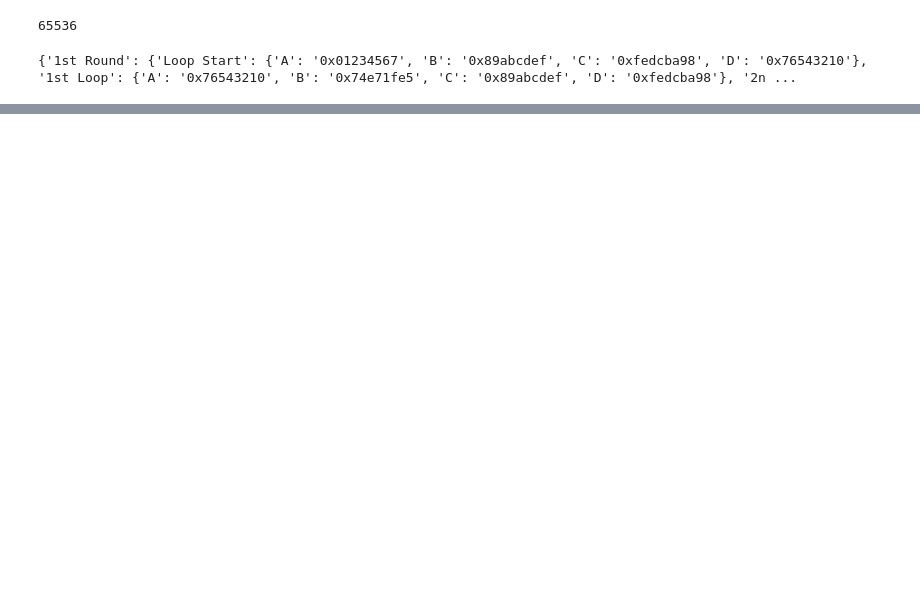
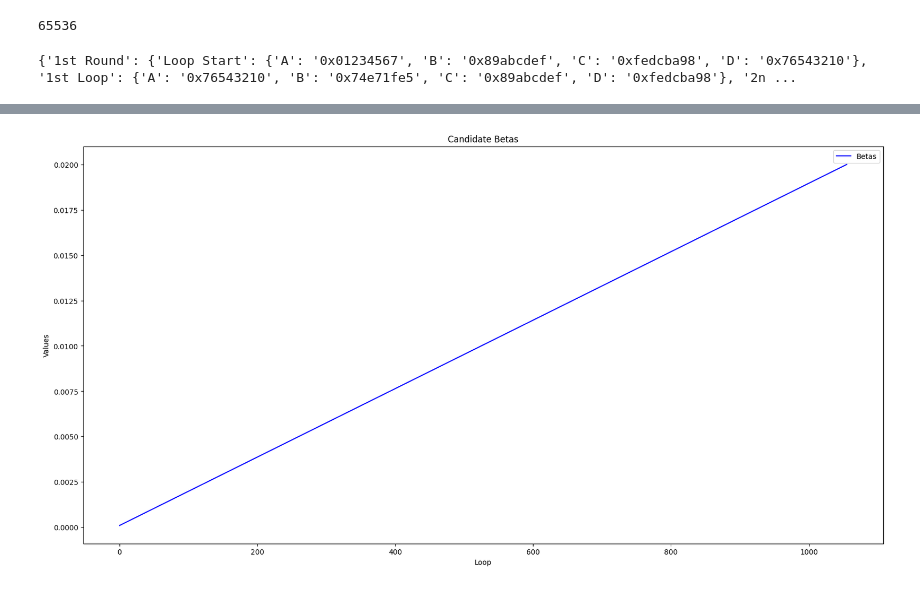
Before and after one commit to alphaka27/Diffusion_HASH_inverse, a Jupyter notebook: playground/test.ipynb, the cells around one changed output, grey strips where cells are left out. Saved outputs shown, nothing was run; the diff lists cells and outputs as text; code cells hidden in the pictures; blank space fills up the shorter version.

```diff
--- a/playground/test.ipynb
+++ b/playground/test.ipynb
@@ -206,0 +219,16 @@ plt.show()
+# %%
+import mlx.core as mx
+betas = mx.linspace(start=1e-4, stop=2e-2, num=len(beta_schedule[0]))
+betas = np.array(betas, dtype=np.float64)
+print(betas)
+print(beta_schedule[0])
+candidate_betas = np.multiply(beta_schedule[0], betas)
+candidate_betas = np.array(candidate_betas, dtype=np.float64)
+print(candidate_betas)
+
+str_max = 0
+for i in range(0, len(beta_schedule)):
+    str_len = len(str(beta_schedule[i]))
+    if str_len > str_max:
+        str_max = str_len
+print(f"Max String Length: {str_max}")
@@ -206,0 +250,10 @@ plt.show()
+# %%
+plt.figure(figsize=(20, 10))
+plt.plot(betas, label='Betas', color='blue')
+plt.legend()
+plt.title('Candidate Betas')
+plt.xlabel('Loop')
+plt.ylabel('Values')
+plt.show()
+# %% [output]
+[figure, added]
```
Also changed, not shown: parts of 12 cells of this notebook.
